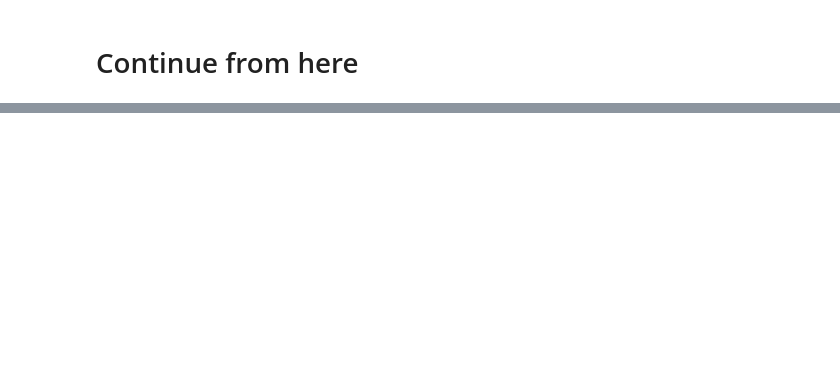
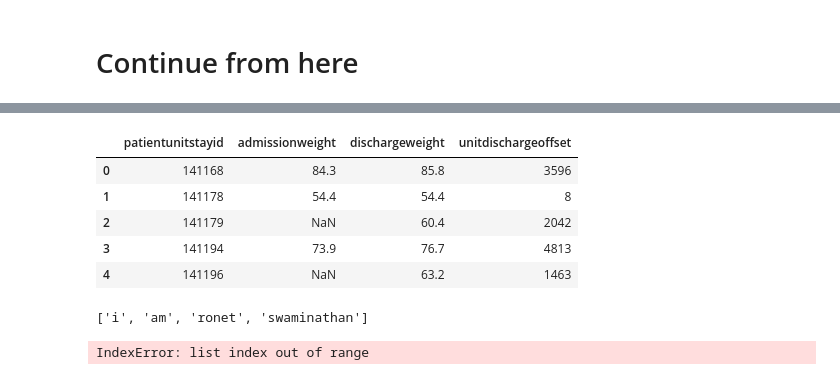
Before and after one commit to Ronet05/GSoC-CBMI-eICU, a Jupyter notebook: Cardiovascular param.ipynb, the cells around one changed output, grey strips where cells are left out. Cells and saved outputs as stored; diff of their text form; code cells hidden in the pictures; blank space fills up the shorter version.

```diff
--- a/Cardiovascular param.ipynb
+++ b/Cardiovascular param.ipynb
@@ -138,0 +170,11 @@ inf_drug.loc[inf_drug['drugname'].str.contains("Dopamine")]
+# %%
+patient=patient[['patientunitstayid', 'admissionweight', 'dischargeweight', 'unitdischargeoffset']]
+# %%
+patient.head()
+# %% [output]
+|  | patientunitstayid | admissionweight | dischargeweight | unitdischargeoffset |
+| 0 | 141168 | 84.3 | 85.8 | 3596 |
+| 1 | 141178 | 54.4 | 54.4 | 8 |
+| 2 | 141179 | NaN | 60.4 | 2042 |
+| 3 | 141194 | 73.9 | 76.7 | 4813 |
+| 4 | 141196 | NaN | 63.2 | 1463 |
@@ -138,0 +183,8 @@ inf_drug.loc[inf_drug['drugname'].str.contains("Dopamine")]
+# %%
+l.split(" ")
+# %% [output]
+['i', 'am', 'ronet', 'swaminathan']
+# %%
+l.split(",")[1]
+# %% [output]
+IndexError: list index out of range
```
Also changed, not shown: parts of 21 cells of this notebook.
